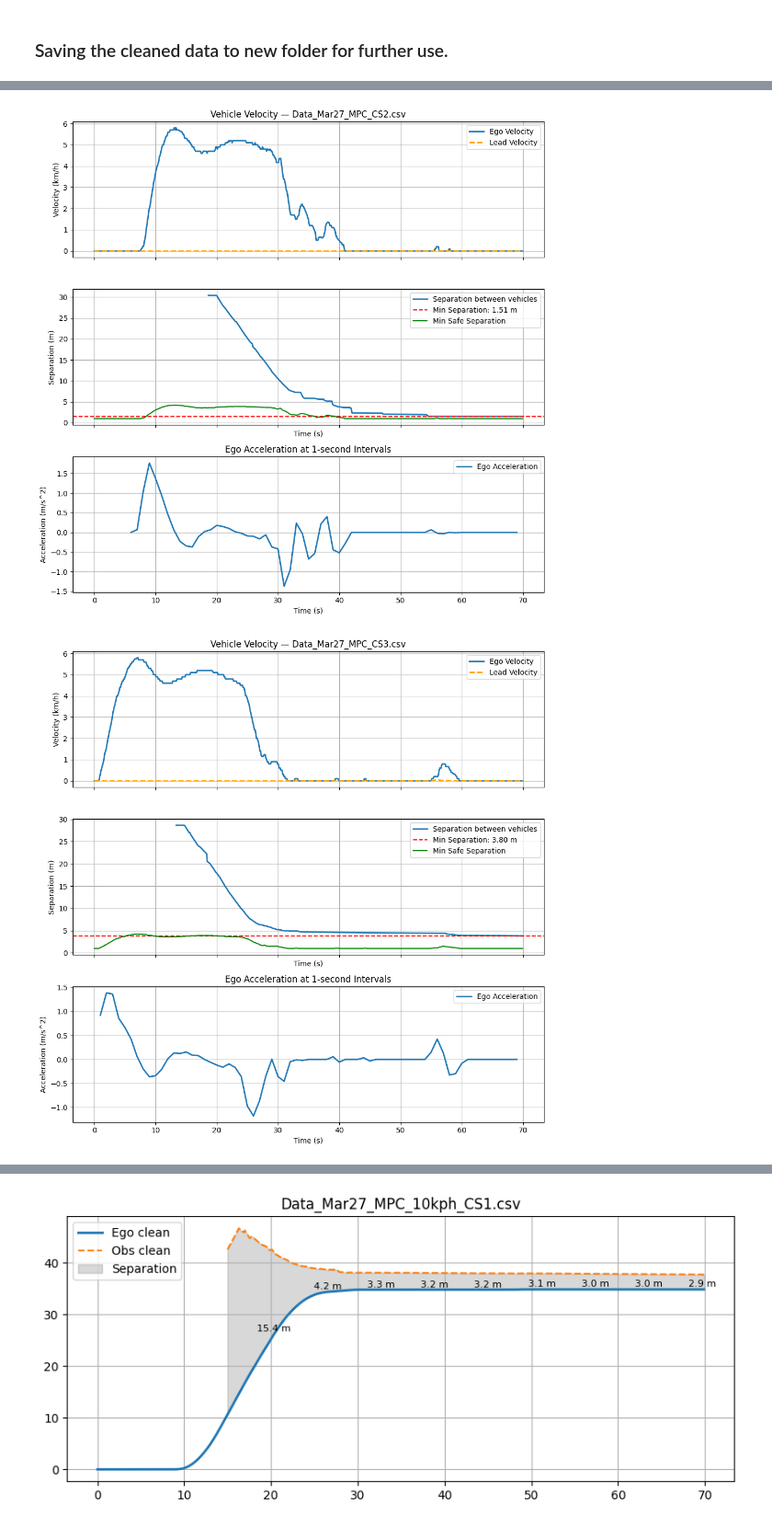
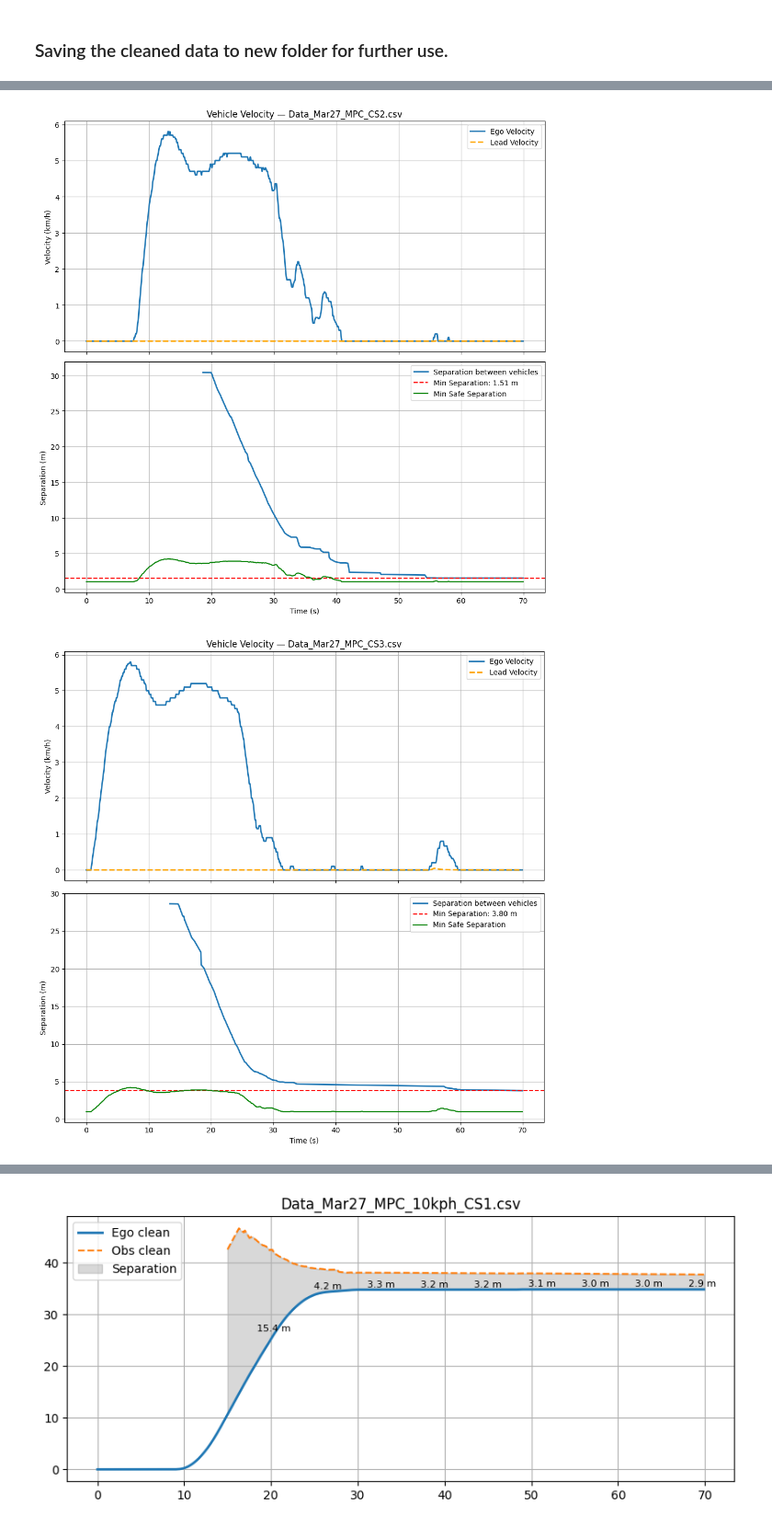
Before and after one commit to Santhosh4888/Adaptive-Cruise-Control, a Jupyter notebook: 9_Vehicle_Testing_Results/Testing_Using_Radar/March27_2026/Data_visualization_MPC.ipynb, the cells around one changed output, grey strips where cells are left out. Shown at 92% size. Saved outputs shown, nothing was run; the diff lists cells and outputs as text; code cells hidden in the pictures.

```diff
--- a/9_Vehicle_Testing_Results/Testing_Using_Radar/March27_2026/Data_visualization_MPC.ipynb
+++ b/9_Vehicle_Testing_Results/Testing_Using_Radar/March27_2026/Data_visualization_MPC.ipynb
@@ -33,22 +33,33 @@ Data_Mar27_MPC_CS3.csv
 Data_Mar27_MPC_CS4.csv
 # %%
 def compute_one_second_acceleration(df, time_col, velocity_col):
+
     if time_col not in df.columns or velocity_col not in df.columns:
         return pd.Series(np.nan, index=df.index)
 
     temp = df[[time_col, velocity_col]].copy()
     temp[time_col] = pd.to_numeric(temp[time_col], errors="coerce")
     temp[velocity_col] = pd.to_numeric(temp[velocity_col], errors="coerce")
+
+    # Prefer explicit version
     temp = temp.dropna(subset=[time_col, velocity_col]).sort_values(time_col)
 
     if temp.empty:
         return pd.Series(np.nan, index=df.index)
 
     temp["Time_1s"] = np.floor(temp[time_col]).astype(int)
-    velocity_by_second = temp.groupby("Time_1s")[velocity_col].mean()
-    acceleration_by_second = velocity_by_second.diff()
+
+    vel_sec = temp.groupby("Time_1s")[velocity_col].mean()
+
+    time_sec = vel_sec.index.to_series().astype(float)
+    dt = time_sec.diff()
+
+    acc_sec = vel_sec.diff() / dt
+    acc_sec = acc_sec.fillna(0)
+
     time_bucket = np.floor(pd.to_numeric(df[time_col], errors="coerce")).astype("Int64")
-    return time_bucket.map(acceleration_by_second)
+
+    return time_bucket.map(acc_sec)
 # %%
 data = {}
 for file in selected_files:
@@ -336,7 +347,7 @@ Saved cleaned data to C:\Users\home\Desktop\ACC\Auto-Cruise\Adaptive-Cruise-Cont
 Saved cleaned data to C:\Users\home\Desktop\ACC\Auto-Cruise\Adaptive-Cruise-Control\Adaptive-Cruise-Control\9_Vehicle_Testing_Results\Testing_Using_Radar\March27_2026\Processed_Data_March27_MPC\Data_M ...
 # %%
 for file, df in data.items():
-    fig, axes = plt.subplots(3,1,figsize=(10,10), sharex=True)
+    fig, axes = plt.subplots(2,1,figsize=(10,10), sharex=True)
 
     axes[0].plot(df["Time"], df["Ego_Velocity_clean"], label="Ego Velocity", linewidth=2)
     # axes[0].plot(df["Time"], df["Ego_Velocity_kmph"], alpha=0.3, label="Ego raw")
@@ -363,15 +374,15 @@ for file, df in data.items():
         axes[1].plot(df["Time"], min_sep, linestyle="-", color="green", label="Min Safe Separation")
         axes[1].legend()
 
-    accel_plot_df = df.drop_duplicates("Time_1s") if "Time_1s" in df.columns else df
-    if "Ego_Acceleration_clean" in accel_plot_df.columns:
-        axes[2].plot(accel_plot_df["Time_1s"] if "Time_1s" in accel_plot_df.columns else accel_plot_df["Time"],
-                     accel_plot_df["Ego_Acceleration_clean"], label="Ego Acceleration", linewidth=2)
-    axes[2].set_ylabel("Acceleration (m/s^2)")
-    axes[2].set_xlabel("Time (s)")
-    axes[2].set_title("Ego Acceleration at 1-second Intervals")
-    axes[2].legend()
-    axes[2].grid()
+    # accel_plot_df = df.drop_duplicates("Time_1s") if "Time_1s" in df.columns else df
+    # if "Ego_Acceleration_clean" in accel_plot_df.columns:
+    #     axes[2].plot(accel_plot_df["Time_1s"] if "Time_1s" in accel_plot_df.columns else accel_plot_df["Time"],
+    #                  accel_plot_df["Ego_Acceleration_clean"], label="Ego Acceleration", linewidth=2)
+    # axes[2].set_ylabel("Acceleration (m/s^2)")
+    # axes[2].set_xlabel("Time (s)")
+    # axes[2].set_title("Ego Acceleration at 1-second Intervals")
+    # axes[2].legend()
+    # axes[2].grid()
 
     plt.tight_layout()
     plt.show()
@@ -383,2 +394,2 @@ for file, df in data.items():
-[figure, old version]
+[figure, new version]
-[figure, old version]
+[figure, new version]
```
Also changed, not shown: parts of 3 cells of this notebook, 18 other files.
